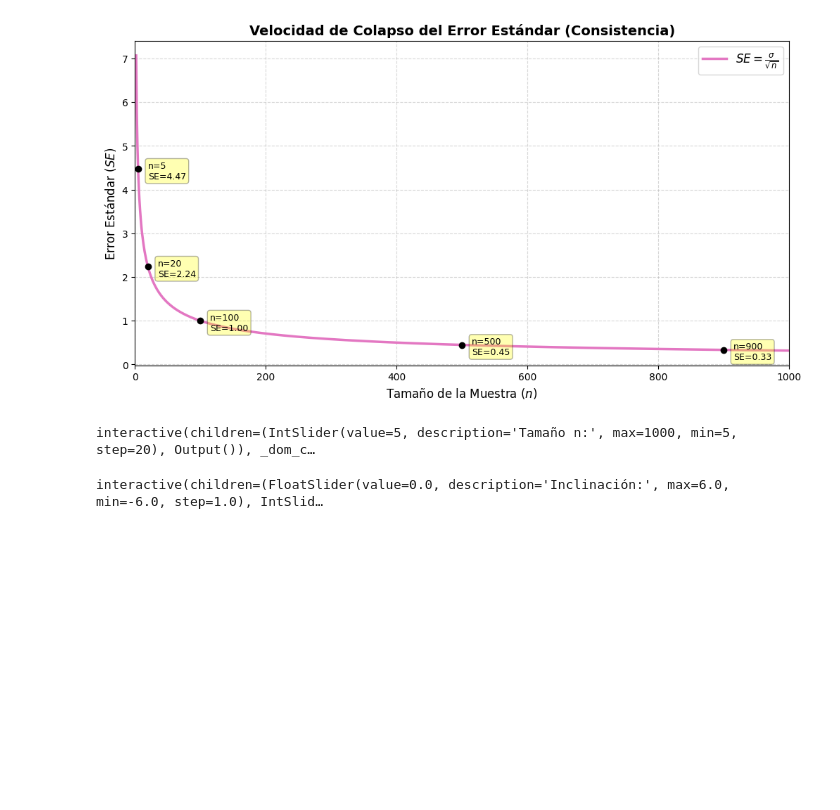
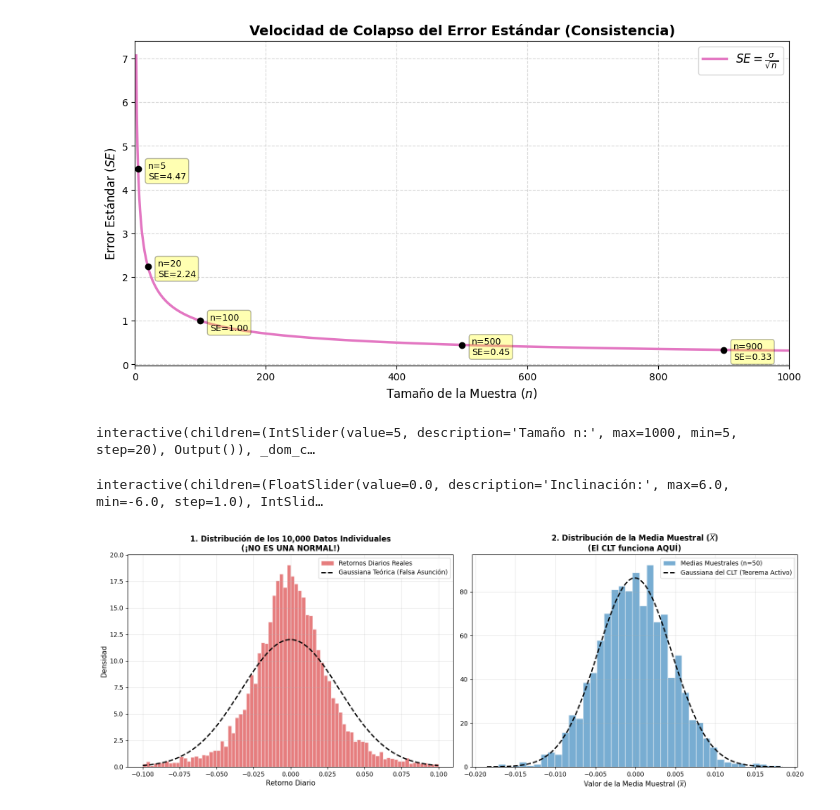
Before and after one commit to ADRIANVM117/quant-research-notes, a Jupyter notebook: quant_analysis/sample_measures.ipynb, the cells around one changed output. Cells and saved outputs as stored; diff of their text form; code cells hidden in the pictures; blank space fills up the shorter version.

```diff
--- a/quant_analysis/sample_measures.ipynb
+++ b/quant_analysis/sample_measures.ipynb
@@ -249,3 +249,65 @@ interact(graficar_momentos,
          outliers=widgets.IntSlider(min=0, max=10, step=1, value=0, description='Outliers (Cola):'));
 # %% [output]
 interactive(children=(FloatSlider(value=0.0, description='Inclinación:', max=6.0, min=-6.0, step=1.0), IntSlid…
+# %%
+import numpy as np
+import matplotlib.pyplot as plt
+from scipy.stats import norm
+
+# 1. Configuración de la simulación
+np.random.seed(42)
+N_RETORNOS = 10000
+TAMANO_MUESTRA = 50   # 'n' para calcular las medias muestrales
+N_MEDIAS = 2000       # Cuántas medias muestrales calcularemos para el CLT
+
+# Generamos 10,000 retornos diarios reales (con colas pesadas, usando t-Student)
+# Esto simula la realidad del mercado financiero
+retornos_diarios = np.random.standard_t(df=3, size=N_RETORNOS) * 0.02
+
+# 2. Activamos el CLT: Tomamos muestras de tamaño 'n' y calculamos sus medias
+medias_muestrales = []
+for _ in range(N_MEDIAS):
+    muestra = np.random.choice(retornos_diarios, size=TAMANO_MUESTRA)
+    medias_muestrales.append(np.mean(muestra))
+
+# --- GRÁFICAS LADO A LADO ---
+fig, (ax1, ax2) = plt.subplots(1, 2, figsize=(16, 6))
+
+# ---- GRÁFICA 1: LOS 10,000 RETORNOS INDIVIDUALES ----
+# Graficamos el histograma real de los retornos
+count, bins, ignored = ax1.hist(retornos_diarios, bins=80, density=True, alpha=0.6,
+                                color='#d62728', edgecolor='white', range=(-0.1, 0.1),
+                                label='Retornos Diarios Reales')
+
+# Superponemos una campana de Gauss TEÓRICA con la misma media y desviación
+mu_ret, std_ret = np.mean(retornos_diarios), np.std(retornos_diarios)
+x_teorico1 = np.linspace(-0.1, 0.1, 200)
+ax1.plot(x_teorico1, norm.pdf(x_teorico1, mu_ret, std_ret), color='black', linewidth=2, linestyle='--',
+         label='Gaussiana Teórica (Falsa Asunción)')
+
+ax1.set_title(f'1. Distribución de los {N_RETORNOS:,} Datos Individuales\n(¡NO ES UNA NORMAL!)', fontsize=12, fontweight='bold')
+ax1.set_xlabel('Retorno Diario', fontsize=11)
+ax1.set_ylabel('Densidad', fontsize=11)
+ax1.legend(loc='upper right')
+ax1.grid(alpha=0.3)
+
+# ---- GRÁFICA 2: LA DISTRIBUCIÓN DE LAS MEDIAS MUESTRALES (CLT) ----
+# Graficamos el histograma de las medias calculadas
+ax2.hist(medias_muestrales, bins=40, density=True, alpha=0.6,
+         color='#1f77b4', edgecolor='white', label=f'Medias Muestrales (n={TAMANO_MUESTRA})')
+
+# Superponemos la campana de Gauss correspondiente al CLT
+mu_med, std_med = np.mean(medias_muestrales), np.std(medias_muestrales)
+x_teorico2 = np.linspace(mu_med - 4*std_med, mu_med + 4*std_med, 200)
+ax2.plot(x_teorico2, norm.pdf(x_teorico2, mu_med, std_med), color='black', linewidth=2, linestyle='--',
+         label='Gaussiana del CLT (Teorema Activo)')
+
+ax2.set_title(f'2. Distribución de la Media Muestral ($\overline{{X}}$)\n(El CLT funciona AQUÍ)', fontsize=12, fontweight='bold')
+ax2.set_xlabel('Valor de la Media Muestral ($\overline{{x}}$)', fontsize=11)
+ax2.legend(loc='upper right')
+ax2.grid(alpha=0.3)
+
+plt.tight_layout()
+plt.show()
+# %% [output]
+[figure, added]
```
